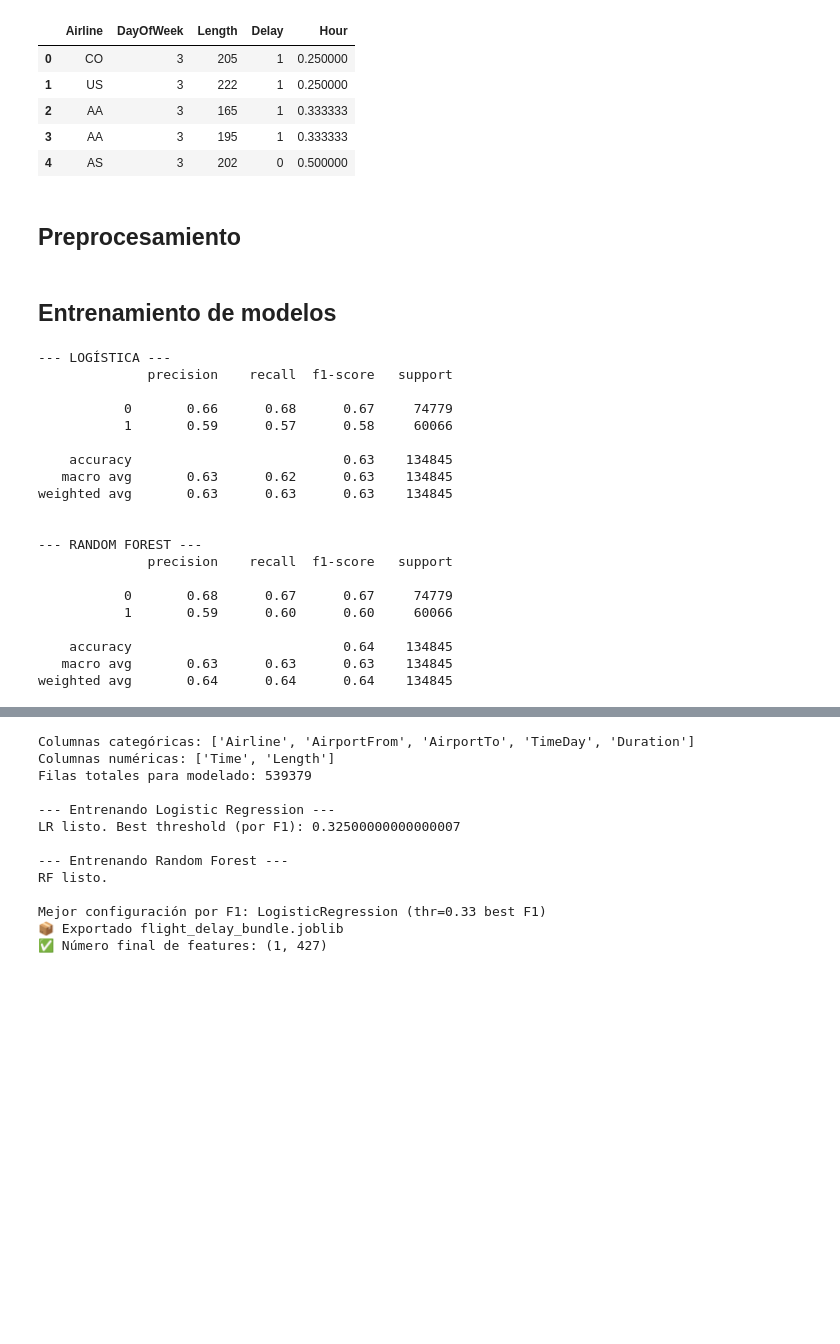
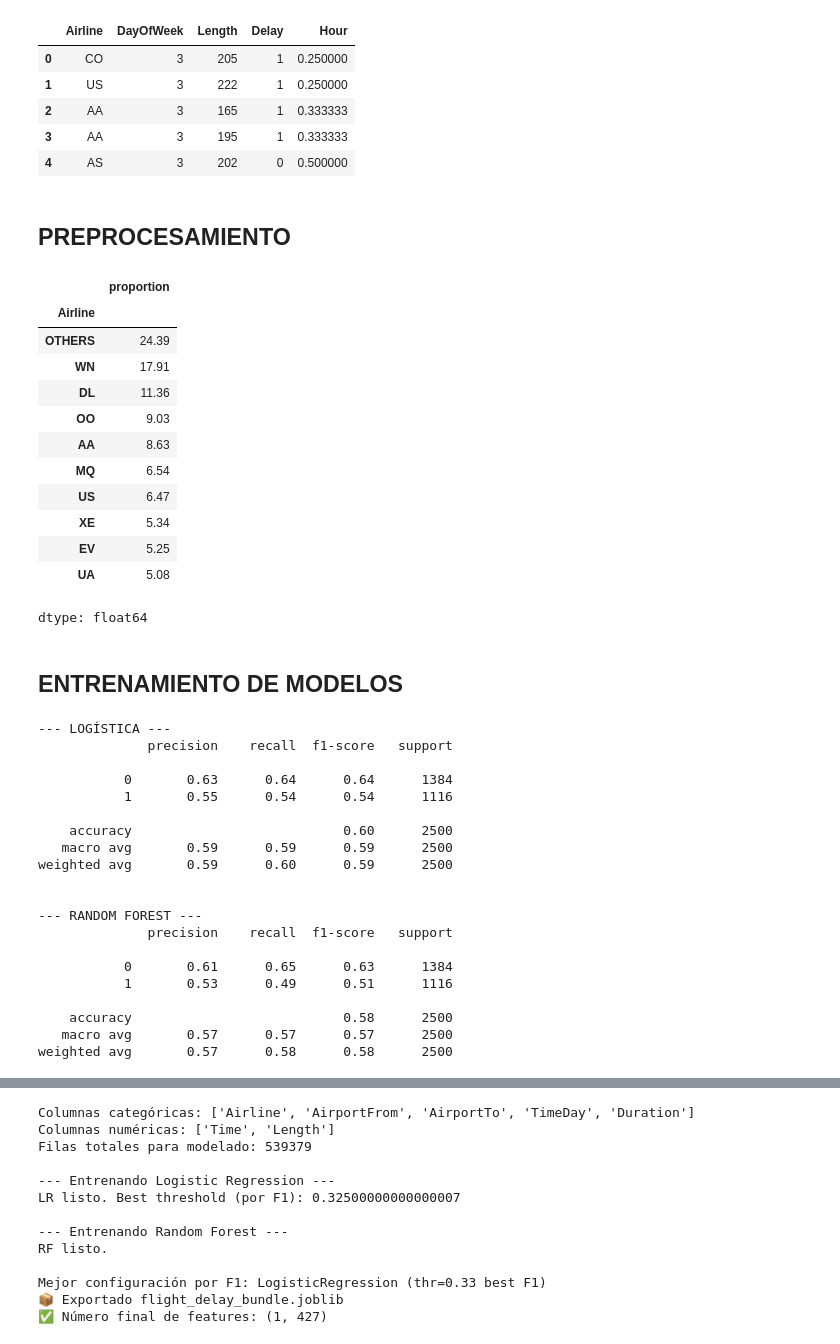
Before and after one commit to Sts87/FlightOnTime, a Jupyter notebook: FlightOnTime_Modelado 2.0.ipynb, the cells around one changed output, grey strips where cells are left out. Saved outputs shown, nothing was run; the diff lists cells and outputs as text; code cells hidden in the pictures; blank space fills up the shorter version.

```diff
--- a/FlightOnTime_Modelado 2.0.ipynb
+++ b/FlightOnTime_Modelado 2.0.ipynb
@@ -243,6 +239,32 @@ data = data[data['Length']>0]
-# %% [markdown]
-## Preprocesamiento
 # %%
 # Configuración
 RANDOM_STATE = 42
+# %%
+# Se selecciona los valores mayores que 0
+data = data[data['Length']>0]
+
+# Agrupación de aerolineas con una distribución menor de 0.05
+vc = data['Airline'].value_counts(normalize=True)
+cambiar_nombre = vc[vc<0.05].index
+
+data['Airline'] = data['Airline'].replace(cambiar_nombre, 'OTHERS')
+# %% [markdown]
+## PREPROCESAMIENTO
+# %%
+data = data.sample(10000, random_state=RANDOM_STATE)
+data.Airline.value_counts(normalize=True)*100
+# %% [output]
+|  | proportion |
+| Airline |  |
+| OTHERS | 24.39 |
+| WN | 17.91 |
+| DL | 11.36 |
+| OO | 9.03 |
+| AA | 8.63 |
+| MQ | 6.54 |
+| US | 6.47 |
+| XE | 5.34 |
+| EV | 5.25 |
+| UA | 5.08 |
+dtype: float64
 # %%
@@ -282,8 +304,8 @@ pipeline_rf = Pipeline([
     ('pre', preprocess),
     ('model', RandomForestClassifier(random_state=RANDOM_STATE, class_weight='balanced', max_depth=20, n_jobs=-1))
 ])
-# %% [markdown]
-## Entrenamiento de modelos
+# %% [markdown]
+## ENTRENAMIENTO DE MODELOS
 # %%
 # Logistic Regression y Random Forest
 
@@ -301,23 +323,23 @@ print(classification_report(y_test, y_pred_rf))
 --- LOGÍSTICA ---
               precision    recall  f1-score   support
 
-           0       0.66      0.68      0.67     74779
-           1       0.59      0.57      0.58     60066
+           0       0.63      0.64      0.64      1384
+           1       0.55      0.54      0.54      1116
 
-    accuracy                           0.63    134845
-   macro avg       0.63      0.62      0.63    134845
-weighted avg       0.63      0.63      0.63    134845
+    accuracy                           0.60      2500
+   macro avg       0.59      0.59      0.59      2500
+weighted avg       0.59      0.60      0.59      2500
 
 
 --- RANDOM FOREST ---
               precision    recall  f1-score   support
 
-           0       0.68      0.67      0.67     74779
-           1       0.59      0.60      0.60     60066
+           0       0.61      0.65      0.63      1384
+           1       0.53      0.49      0.51      1116
 
-    accuracy                           0.64    134845
-   macro avg       0.63      0.63      0.63    134845
-weighted avg       0.64      0.64      0.64    134845
+    accuracy                           0.58      2500
+   macro avg       0.57      0.57      0.57      2500
+weighted avg       0.57      0.58      0.58      2500
 # %%
 fig, ax = plt.subplots(1, 2, figsize=(12,5))
 
```
Also changed, not shown: parts of 18 cells of this notebook.
